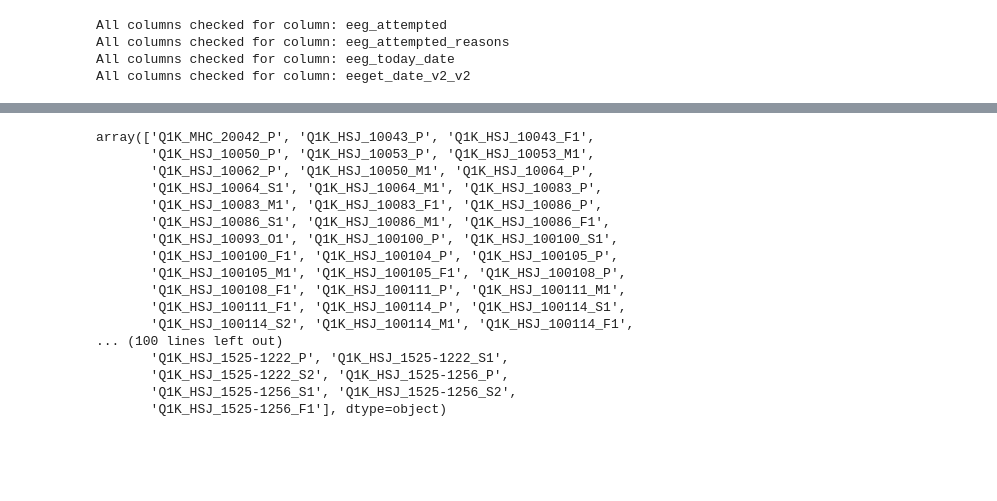
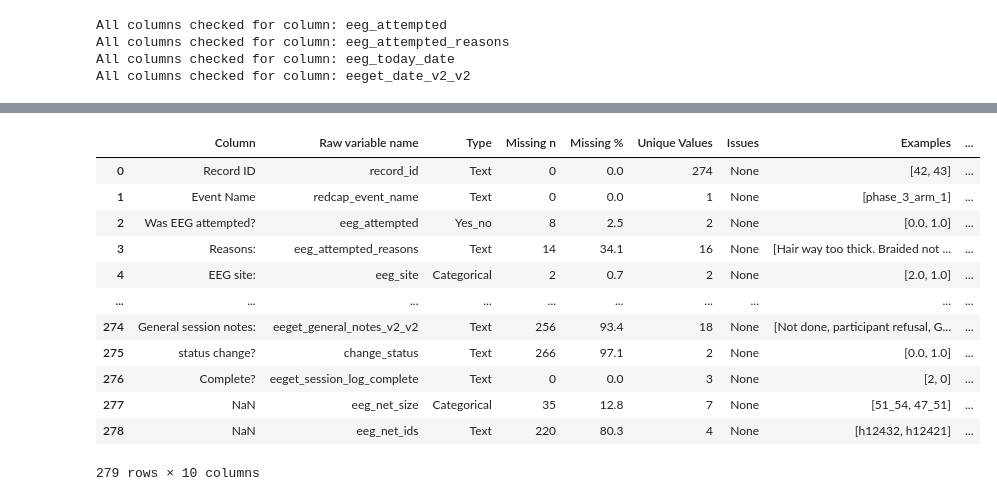
Before and after one commit to gabrielblancogomez/q1k-eeg-validation, a Jupyter notebook: code/EEG_ET_log_validation.ipynb, the cells around one changed output, grey strips where cells are left out. Saved outputs shown, nothing was run; the diff lists cells and outputs as text; code cells hidden in the pictures; blank space fills up the shorter version.

Commit message:
Fixed issues with date and categorization

```diff
--- a/code/EEG_ET_log_validation.ipynb
+++ b/code/EEG_ET_log_validation.ipynb
@@ -948,3 +1318,27 @@ summary_data
+# %%
+# Merge summary data with mapping_df
+summary_data = summary_data.merge(mapping_df, left_on='Raw variable name', right_on='raw_var_name', how='left')
+summary_data = summary_data.drop(columns=['raw_var_name'])
+
+# Make new label be the second column
+summary_data = summary_data.rename(columns={'new_label': 'Column', })
+summary_data = summary_data[['Column'] + [col for col in summary_data.columns if col != 'Column']]
+
+summary_data
+# %% [output]
+|  | Column | Raw variable name | Type | Missing n | Missing % | Unique Values | Issues | Examples | ... |
+| 0 | Record ID | record_id | Text | 0 | 0.0 | 274 | None | [42, 43] | ... |
+| 1 | Event Name | redcap_event_name | Text | 0 | 0.0 | 1 | None | [phase_3_arm_1] | ... |
+| 2 | Was EEG attempted? | eeg_attempted | Yes_no | 8 | 2.5 | 2 | None | [0.0, 1.0] | ... |
+| 3 | Reasons: | eeg_attempted_reasons | Text | 14 | 34.1 | 16 | None | [Hair way too thick. Braided not ... | ... |
+| 4 | EEG site: | eeg_site | Categorical | 2 | 0.7 | 2 | None | [2.0, 1.0] | ... |
+| ... | ... | ... | ... | ... | ... | ... | ... | ... | ... |
+| 274 | General session notes: | eeget_general_notes_v2_v2 | Text | 256 | 93.4 | 18 | None | [Not done, participant refusal, G... | ... |
+| 275 | status change? | change_status | Text | 266 | 97.1 | 2 | None | [0.0, 1.0] | ... |
+| 276 | Complete? | eeget_session_log_complete | Text | 0 | 0.0 | 3 | None | [2, 0] | ... |
+| 277 | NaN | eeg_net_size | Categorical | 35 | 12.8 | 7 | None | [51_54, 47_51] | ... |
+| 278 | NaN | eeg_net_ids | Text | 220 | 80.3 | 4 | None | [h12432, h12421] | ... |
+279 rows × 10 columns
 # %%
 
 # Save the summary DataFrame to a CSV file
@@ -954,20 +1347,0 @@ participant_list.to_csv(f"../source/{date}/full_record_ids_to_check_{date}.csv",
-# %%
-df.loc[df["eeg_attempted_reasons"].isna(), 'eeg_participant_code'].unique()
-# %% [output]
-array(['Q1K_MHC_20042_P', 'Q1K_HSJ_10043_P', 'Q1K_HSJ_10043_F1',
-       'Q1K_HSJ_10050_P', 'Q1K_HSJ_10053_P', 'Q1K_HSJ_10053_M1',
-       'Q1K_HSJ_10062_P', 'Q1K_HSJ_10050_M1', 'Q1K_HSJ_10064_P',
-       'Q1K_HSJ_10064_S1', 'Q1K_HSJ_10064_M1', 'Q1K_HSJ_10083_P',
-       'Q1K_HSJ_10083_M1', 'Q1K_HSJ_10083_F1', 'Q1K_HSJ_10086_P',
-       'Q1K_HSJ_10086_S1', 'Q1K_HSJ_10086_M1', 'Q1K_HSJ_10086_F1',
-       'Q1K_HSJ_10093_O1', 'Q1K_HSJ_100100_P', 'Q1K_HSJ_100100_S1',
-       'Q1K_HSJ_100100_F1', 'Q1K_HSJ_100104_P', 'Q1K_HSJ_100105_P',
-       'Q1K_HSJ_100105_M1', 'Q1K_HSJ_100105_F1', 'Q1K_HSJ_100108_P',
-       'Q1K_HSJ_100108_F1', 'Q1K_HSJ_100111_P', 'Q1K_HSJ_100111_M1',
-       'Q1K_HSJ_100111_F1', 'Q1K_HSJ_100114_P', 'Q1K_HSJ_100114_S1',
-       'Q1K_HSJ_100114_S2', 'Q1K_HSJ_100114_M1', 'Q1K_HSJ_100114_F1',
-... (100 lines left out)
-       'Q1K_HSJ_1525-1222_P', 'Q1K_HSJ_1525-1222_S1',
-       'Q1K_HSJ_1525-1222_S2', 'Q1K_HSJ_1525-1256_P',
-       'Q1K_HSJ_1525-1256_S1', 'Q1K_HSJ_1525-1256_S2',
-       'Q1K_HSJ_1525-1256_F1'], dtype=object)
```
Also changed, not shown: parts of 109 cells of this notebook.
